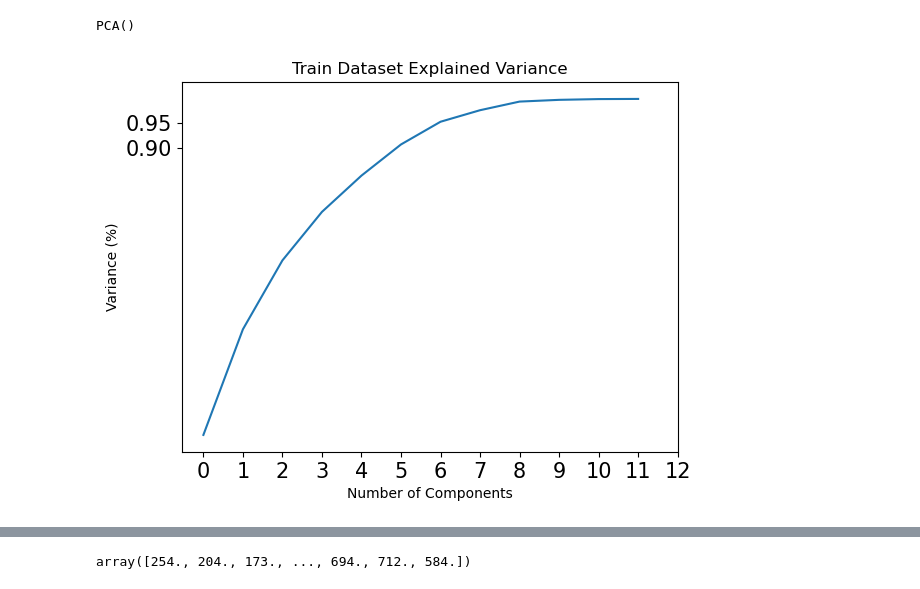
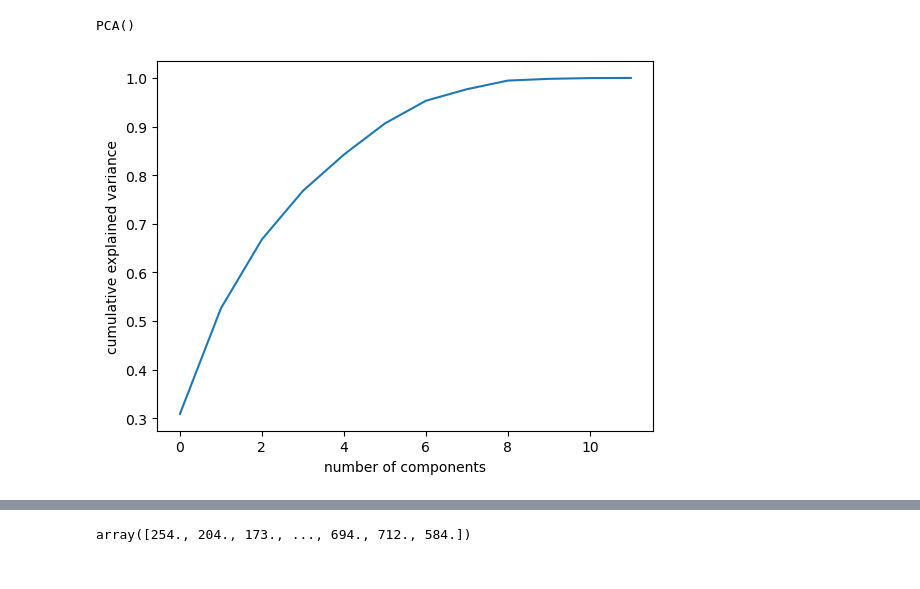
Before and after one commit to izazaka/ML, a Jupyter notebook: CA_ML.ipynb, the cells around one changed output, grey strips where cells are left out. Drawn from its saved outputs; the diff is of its cells as text; code cells hidden in the pictures.

```diff
--- a/CA_ML.ipynb
+++ b/CA_ML.ipynb
@@ -369,15 +377,10 @@ PCA()
 variance = pca.explained_variance_ratio_
 
 var = np.cumsum(np.round(pca.explained_variance_ratio_, decimals = 3)*100)
-# %%
-plt.figure()
-plt.plot(np.cumsum(pca.explained_variance_ratio_))
-plt.xlabel("Number of Components")
-plt.xticks(np.arange(0, 13, 1), fontsize = 15)
-plt.ylabel("Variance (%)")
-plt.yticks(np.arange(0.90, 1.0, 0.05), fontsize = 15)
-#plt.xticks(np.arange(0, 24, 5), fontsize = 15, rotation = 0, ha = 'center')
-plt.title("Train Dataset Explained Variance")
-plt.show()
-# %% [output]
-[figure, removed]
+# %%
+pca = PCA().fit(X_scaled)
+plt.plot(np.cumsum(pca.explained_variance_ratio_))
+plt.xlabel('number of components')
+plt.ylabel('cumulative explained variance');
+# %% [output]
+[figure, added]
```
Also changed, not shown: parts of 104 cells of this notebook, 24 other files.
